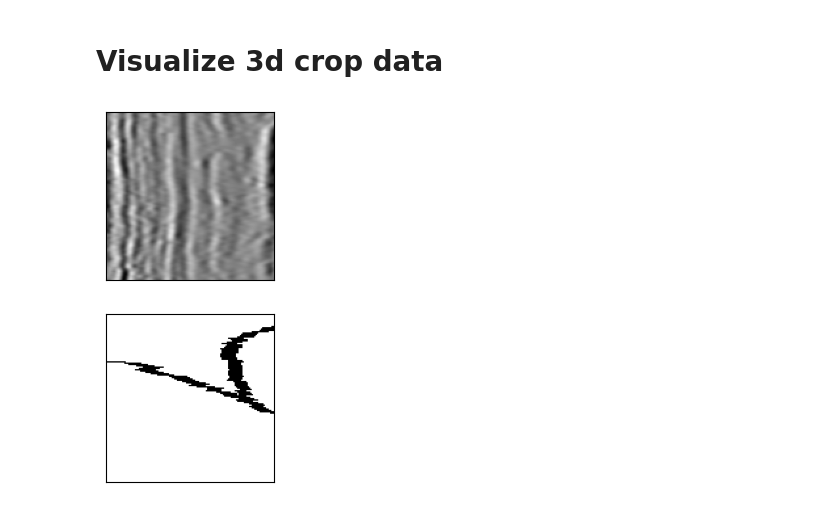
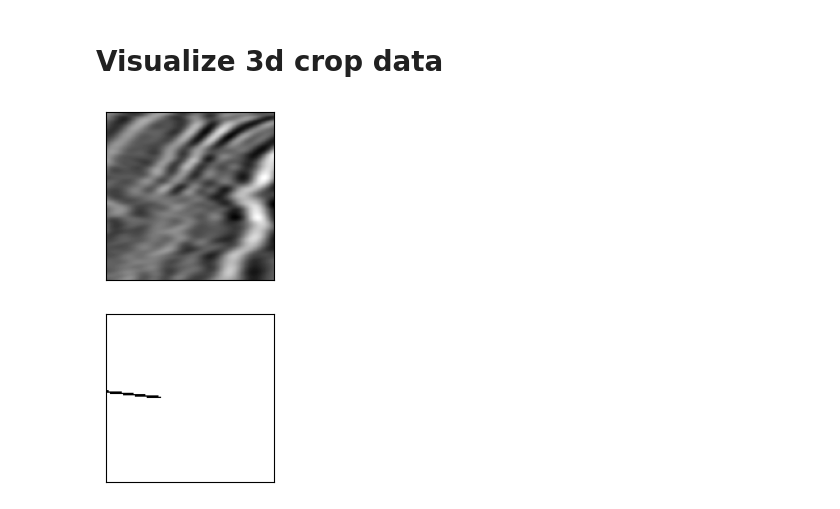
Before and after one commit to Kinlyran/Fault_Recong_zzr, a Jupyter notebook: data_explore.ipynb, the cells around one changed output. Drawn from its saved outputs; the diff is of its cells as text; code cells hidden in the pictures.

```diff
--- a/data_explore.ipynb
+++ b/data_explore.ipynb
@@ -32,20 +32,20 @@ plt.show()
 scr_root_path = os.path.join(root_path, 'crop')
 data_split = 'train'
 data_lst = os.listdir(os.path.join(scr_root_path, data_split))
-index = 2
+index = 10
 with h5py.File(os.path.join(scr_root_path, data_split, data_lst[index]), 'r') as f:
     seis = f['raw'][:]
     label = f['label'][:]
 # %%
-slice_id = 0
+slice_id = 64
 plt.subplot(2,1,1)
-fig = plt.imshow(seis[:,slice_id,:], cmap='binary')
+fig = plt.imshow(seis[slice_id,:,:], cmap='binary')
 fig.axes.xaxis.set_visible(False)
 fig.axes.yaxis.set_visible(False)
 plt.subplot(2,1,2)
-fig = plt.imshow(label[:,slice_id,:], cmap='binary')
+fig = plt.imshow(label[slice_id,:,:], cmap='binary')
 fig.axes.xaxis.set_visible(False)
 fig.axes.yaxis.set_visible(False)
 plt.show()
 # %% [output]
-[figure, old version]
+[figure, new version]
```
Also changed, not shown: parts of 1 cell of this notebook.
